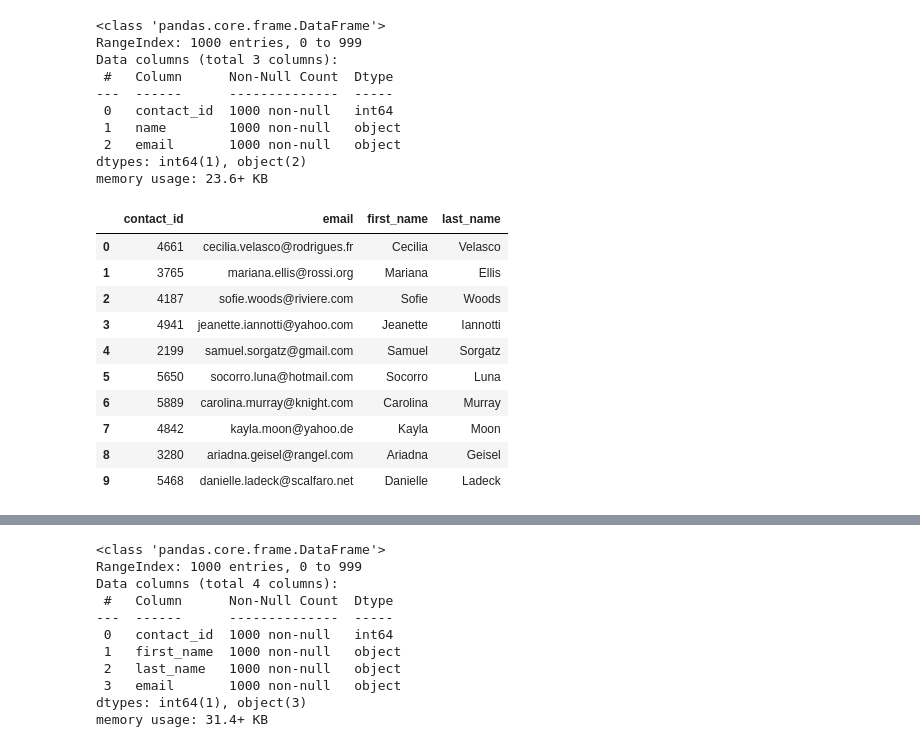
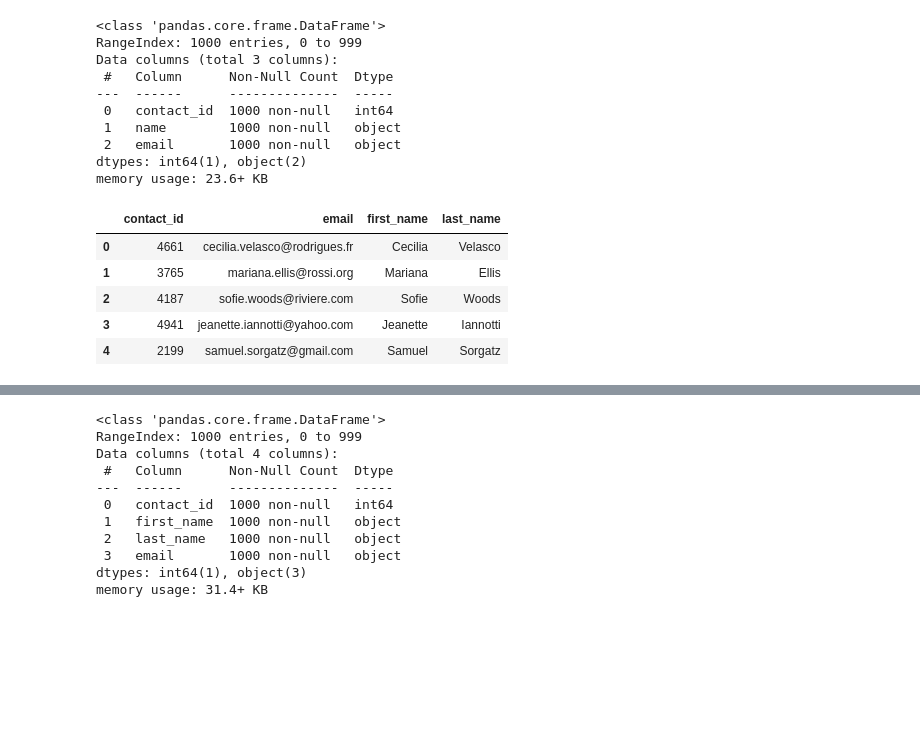
Before and after one commit to zohairnz/Crowdfunding_ETL, a Jupyter notebook: ETL_Mini_Project_Zohair_Judy_Nilusha_Brandon_Jacob.ipynb, the cells around one changed output, grey strips where cells are left out. Saved outputs shown, nothing was run; the diff lists cells and outputs as text; code cells hidden in the pictures; blank space fills up the shorter version.

Commit message:
adding contacts df again

```diff
--- a/ETL_Mini_Project_Zohair_Judy_Nilusha_Brandon_Jacob.ipynb
+++ b/ETL_Mini_Project_Zohair_Judy_Nilusha_Brandon_Jacob.ipynb
@@ -312,12 +312,10 @@ import json
 dict_values = []
 
 for i, r in contact_info_df.iterrows():
-    dictionary = {
-    "contact_id": r["contact_id"],
-    "name": r["name"],
-    "email": r["email"]
-  }
-  dict_values.append(dictionary)
+    contact_info = r[0]
+    single_dict_value = json.loads(contact_info)
+    rows = [val for key, val in single_dict_value.items()]
+    dict_values.append(rows)
 
 
 
@@ -326,21 +324,3 @@ for i, r in contact_info_df.iterrows():
 print(dict_values)
 # %% [output]
 [[4661, 'Cecilia Velasco', 'cecilia.velasco@rodrigues.fr'], [3765, 'Mariana Ellis', 'mariana.ellis@rossi.org'], [4187, 'Sofie Woods', 'sofie.woods@riviere.com'], [4941, 'Jeanette Iannotti', 'jeanette. ...
-# %%
-import json
-dict_values = []
-
-for i, r in contact_info_df.iterrows():
-    dictionary = {
-    "contact_id": r["contact_id"],
-    "name": r["name"],
-    "email": r["email"]
-  }
-    dict_values.append(dictionary)
-
-
-
-
-
-# Print out the list of values for each row.
-print(dict_values)
@@ -349,6 +327,8 @@ NameError: name 'contact_info_df' is not defined
 # %%
 # Create a contact_info DataFrame and add each list of values, i.e., each row
 # to the 'contact_id', 'name', 'email' columns.
+contact_df = pd.DataFrame(dict_values, columns = ['contact_id', 'name', 'email'])
+contact_df.head()
 # %% [output]
 |  | contact_id | name | email |
 | 0 | 4661 | Cecilia Velasco | cecilia.velasco@rodrigues.fr |
@@ -371,18 +352,18 @@ dtypes: int64(1), object(2)
 memory usage: 23.6+ KB
 # %%
 # Create a "first"name" and "last_name" column with the first and last names from the "name" column.
+column_names = ['first_name', 'last_name']
+contact_df[column_names] = contact_df['name'].str.split(' ', n=1, expand=True)
 
 
 # Drop the contact_name column
+
+contact_df = contact_df.drop('name', axis=1)
+contact_df.head()
 # %% [output]
 |  | contact_id | email | first_name | last_name |
 | 0 | 4661 | cecilia.velasco@rodrigues.fr | Cecilia | Velasco |
 | 1 | 3765 | mariana.ellis@rossi.org | Mariana | Ellis |
 | 2 | 4187 | sofie.woods@riviere.com | Sofie | Woods |
 | 3 | 4941 | jeanette.iannotti@yahoo.com | Jeanette | Iannotti |
 | 4 | 2199 | samuel.sorgatz@gmail.com | Samuel | Sorgatz |
-| 5 | 5650 | socorro.luna@hotmail.com | Socorro | Luna |
-| 6 | 5889 | carolina.murray@knight.com | Carolina | Murray |
-| 7 | 4842 | kayla.moon@yahoo.de | Kayla | Moon |
-| 8 | 3280 | ariadna.geisel@rangel.com | Ariadna | Geisel |
-| 9 | 5468 | danielle.ladeck@scalfaro.net | Danielle | Ladeck |
```
Also changed, not shown: parts of 6 cells of this notebook.
